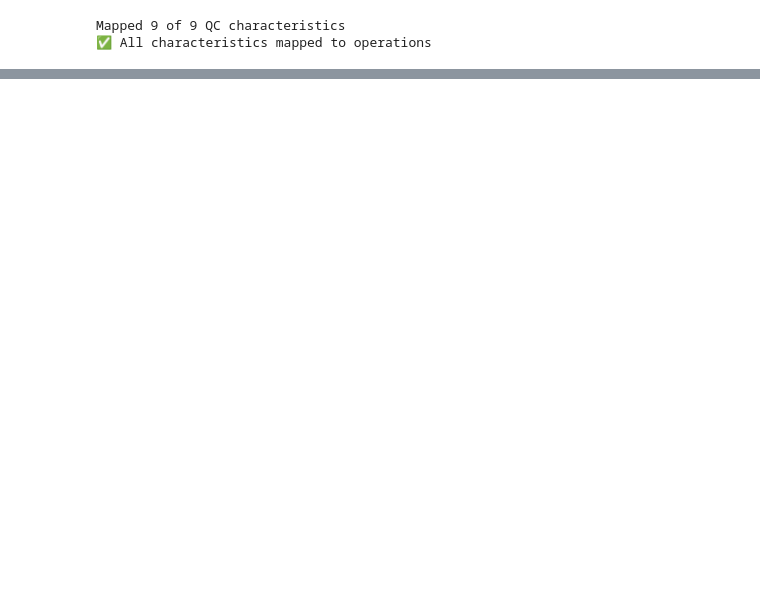
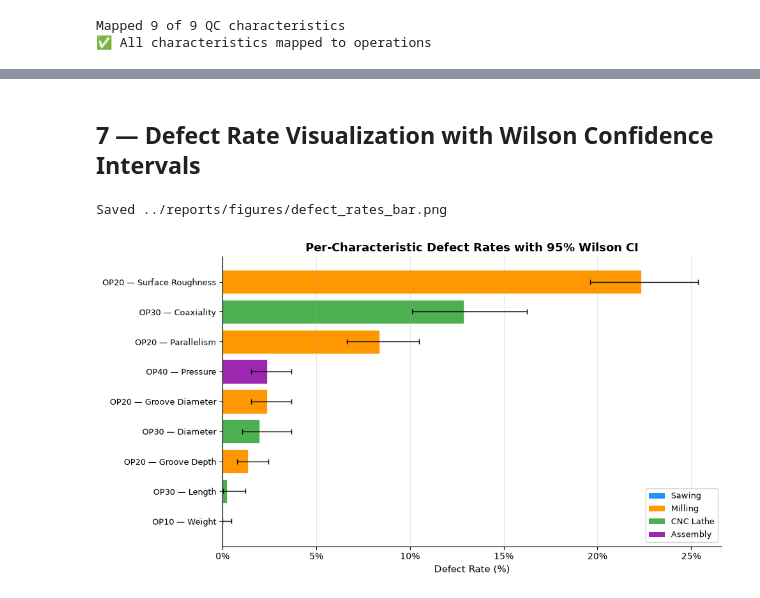
Before and after one commit to Siddardth7/nexus-fmea, a Jupyter notebook: notebooks/01_occurrence_from_data.ipynb, the cells around one changed output, grey strips where cells are left out. Saved outputs shown, nothing was run; the diff lists cells and outputs as text; code cells hidden in the pictures; blank space fills up the shorter version.

```diff
--- a/notebooks/01_occurrence_from_data.ipynb
+++ b/notebooks/01_occurrence_from_data.ipynb
@@ -110,11 +100,17 @@ column (Day 3):
 # %%
-# Map characteristics to manufacturing operations
-# This mapping is central to the PFMEA — it ties each failure mode to its process step
+# Map characteristics to manufacturing operations and stable Step IDs
 OPERATION_MAP = {
     'Sawing':   ['saw_weight'],
     'Milling':  ['mill_surface_roughness', 'mill_parallelism', 'mill_groove_depth', 'mill_groove_diameter'],
     'CNC Lathe': ['lathe_coaxiality', 'lathe_diameter', 'lathe_length'],
     'Assembly': ['assembly_pressure'],
+}
+
+STEP_IDS = {
+    'Sawing':    'OP10',
+    'Milling':   'OP20',
+    'CNC Lathe': 'OP30',
+    'Assembly':  'OP40',
 }
 
 # Verify all qcpass columns are accounted for
@@ -137,0 +225,51 @@ Data is loaded and verified. On Day 2 we will:
+# %% [markdown]
+## 7 — Defect Rate Visualization with Wilson Confidence Intervals
+# %%
+import matplotlib.pyplot as plt
+import matplotlib.ticker as mticker
+from matplotlib.patches import Patch
+
+df_plot = df_char.sort_values('defect_rate', ascending=True).copy()
+
+OP_COLORS = {
+    'Sawing':    '#2196F3',
+    'Milling':   '#FF9800',
+    'CNC Lathe': '#4CAF50',
+    'Assembly':  '#9C27B0',
+}
+colors = [OP_COLORS[op] for op in df_plot['operation']]
+
+err_low = df_plot['defect_rate'] - df_plot['ci_low']
+err_high = df_plot['ci_high'] - df_plot['defect_rate']
+
+labels = [
+    f"{row.step_id} — {row.characteristic.split('_', 1)[1].replace('_', ' ').title()}"
+    for _, row in df_plot.iterrows()
+]
+
+fig, ax = plt.subplots(figsize=(10, 5.5))
+ax.barh(
+    range(len(df_plot)), df_plot['defect_rate'] * 100,
+    xerr=[err_low * 100, err_high * 100],
+    color=colors, edgecolor='white', linewidth=0.5,
+    capsize=3, error_kw={'linewidth': 1.0, 'color': '#555'}
+)
+ax.set_yticks(range(len(df_plot)))
+ax.set_yticklabels(labels, fontsize=9)
+ax.set_xlabel('Defect Rate (%)', fontsize=11)
+ax.set_title('Per-Characteristic Defect Rates with 95% Wilson CI', fontsize=13, fontweight='bold')
+ax.xaxis.set_major_formatter(mticker.PercentFormatter(decimals=0))
+ax.spines['top'].set_visible(False)
+ax.spines['right'].set_visible(False)
+ax.grid(axis='x', alpha=0.3)
+
+legend_handles = [Patch(facecolor=c, label=op) for op, c in OP_COLORS.items()]
+ax.legend(handles=legend_handles, loc='lower right', fontsize=9, framealpha=0.9)
+
+plt.tight_layout()
+fig.savefig('../reports/figures/defect_rates_bar.png', dpi=150, bbox_inches='tight')
+print("Saved ../reports/figures/defect_rates_bar.png")
+plt.show()
+# %% [output]
+Saved ../reports/figures/defect_rates_bar.png
+[figure, added]
```
Also changed, not shown: parts of 17 cells of this notebook.
